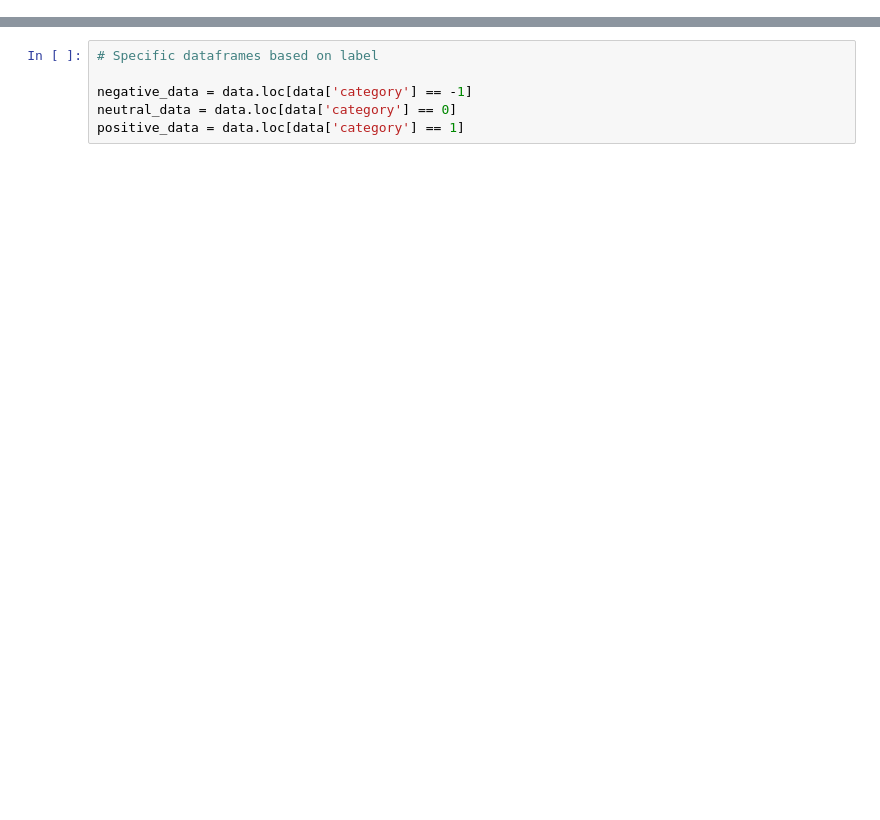
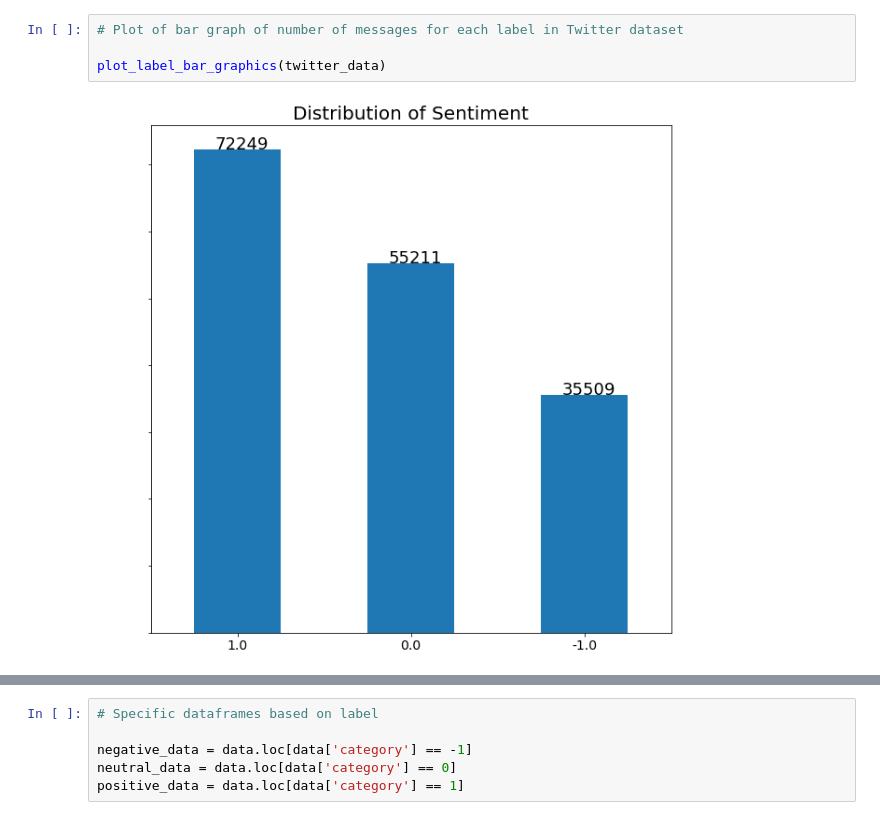
Before and after one commit to SergiCSim/Cas-Kaggle, a Jupyter notebook: Cas_kaggle.ipynb, the cells around one changed output, grey strips where cells are left out. Drawn from its saved outputs; the diff is of its cells as text; blank space fills up the shorter version.

```diff
--- a/Cas_kaggle.ipynb
+++ b/Cas_kaggle.ipynb
@@ -97,0 +175,6 @@ TypeError: sequence item 413: expected str instance, float found
+# %%
+# Plot of bar graph of number of messages for each label in Twitter dataset
+
+plot_label_bar_graphics(twitter_data)
+# %% [output]
+[figure, added]
```
Also changed, not shown: parts of 215 cells of this notebook.
